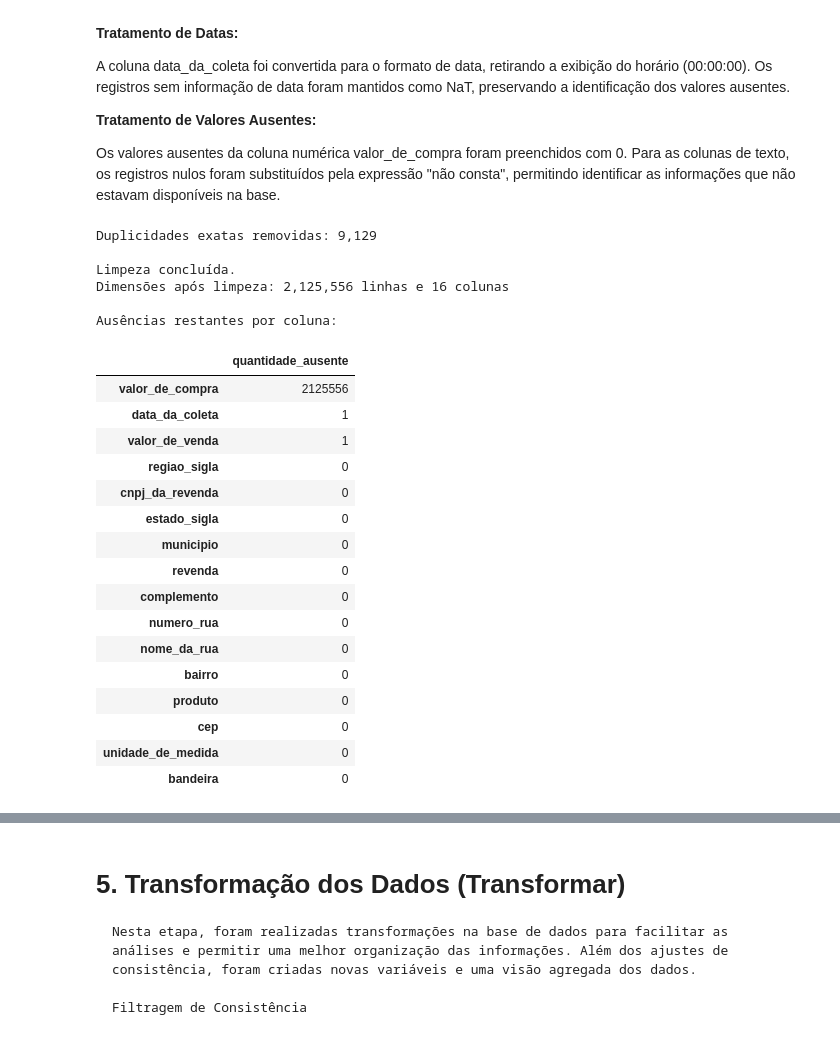
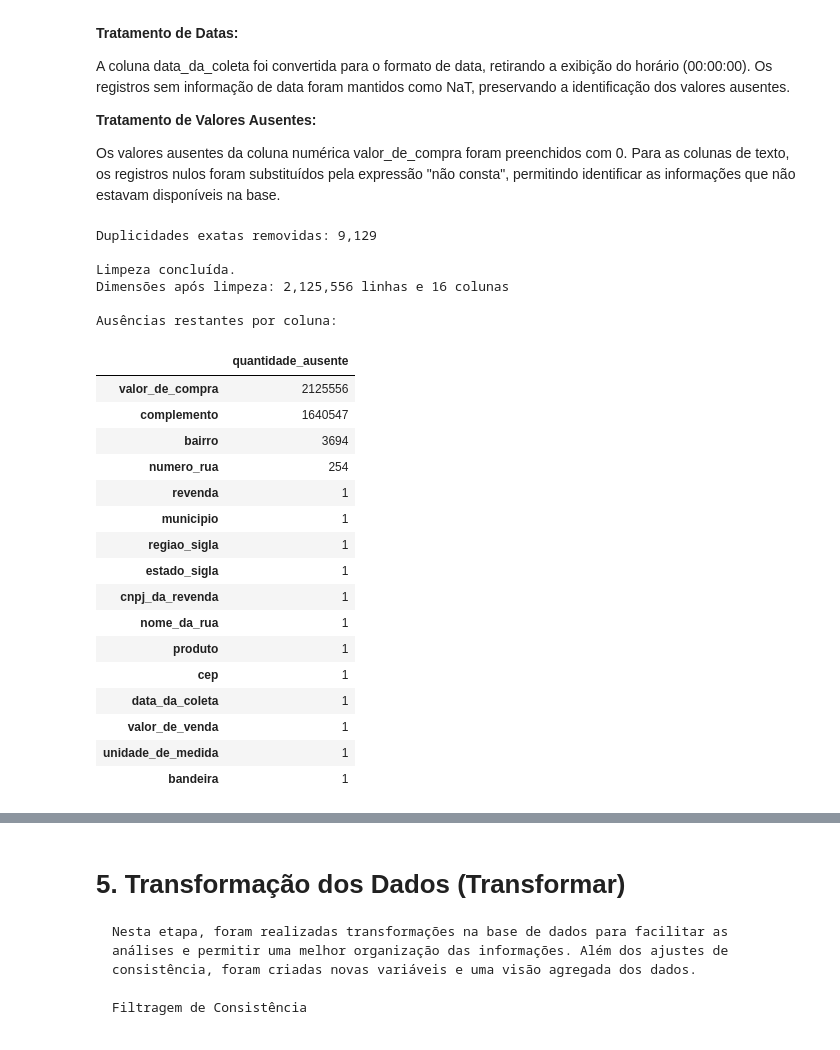
Before and after one commit to M-Eduarda-Souza/analise-de-combustiveis, a Jupyter notebook: notebooks/auditoria_dados.ipynb, the cells around one changed output, grey strips where cells are left out. Cells and saved outputs as stored; diff of their text form; code cells hidden in the pictures.

```diff
--- a/notebooks/auditoria_dados.ipynb
+++ b/notebooks/auditoria_dados.ipynb
@@ -209,49 +210,48 @@ for coluna in ['cnpj_da_revenda', 'cep']:
 if 'unidade_de_medida' in df_unificado.columns:
     df_unificado['unidade_de_medida'] = (
         df_unificado['unidade_de_medida']
         .astype('string').str.strip().str.lower()
         .str.replace('m3', 'm³', regex=False)
     )
 
 if 'data_da_coleta' in df_unificado.columns:
     df_unificado['data_da_coleta'] = pd.to_datetime(
         df_unificado['data_da_coleta'], dayfirst=True, errors='coerce'
     ).dt.normalize()
 
 colunas_texto = df_unificado.select_dtypes(include=['object', 'string']).columns
 for coluna in colunas_texto:
     df_unificado[coluna] = (
-        df_unificado[coluna].astype('string').str.strip().str.lower()
-        .fillna('não consta')
-    )
+        df_unificado[coluna].astype('string').str.strip().str.lower())
+    df_unificado[coluna] = df_unificado[coluna].replace('nan', np.nan)
 
 print("\nLimpeza concluída.")
 print(f"Dimensões após limpeza: {df_unificado.shape[0]:,} linhas e {df_unificado.shape[1]} colunas")
 print("\nAusências restantes por coluna:")
 display(df_unificado.isna().sum().sort_values(ascending=False).to_frame('quantidade_ausente'))
 display(df_unificado.head())
 # %% [output]
 Duplicidades exatas removidas: 9,129
 
 Limpeza concluída.
 Dimensões após limpeza: 2,125,556 linhas e 16 colunas
 
 Ausências restantes por coluna:
 |  | quantidade_ausente |
 | valor_de_compra | 2125556 |
+| complemento | 1640547 |
+| bairro | 3694 |
+| numero_rua | 254 |
+| revenda | 1 |
+| municipio | 1 |
+| regiao_sigla | 1 |
+| estado_sigla | 1 |
+| cnpj_da_revenda | 1 |
+| nome_da_rua | 1 |
+| produto | 1 |
+| cep | 1 |
 | data_da_coleta | 1 |
 | valor_de_venda | 1 |
-| regiao_sigla | 0 |
-| cnpj_da_revenda | 0 |
-| estado_sigla | 0 |
-| municipio | 0 |
-| revenda | 0 |
-| complemento | 0 |
-| numero_rua | 0 |
-| nome_da_rua | 0 |
-| bairro | 0 |
-| produto | 0 |
-| cep | 0 |
-| unidade_de_medida | 0 |
-| bandeira | 0 |
+| unidade_de_medida | 1 |
+| bandeira | 1 |
 |  | regiao_sigla | estado_sigla | municipio | revenda | cnpj_da_revenda | nome_da_rua | numero_rua | complemento | ... |
```
Also changed, not shown: parts of 7 cells of this notebook, 6 other files.
